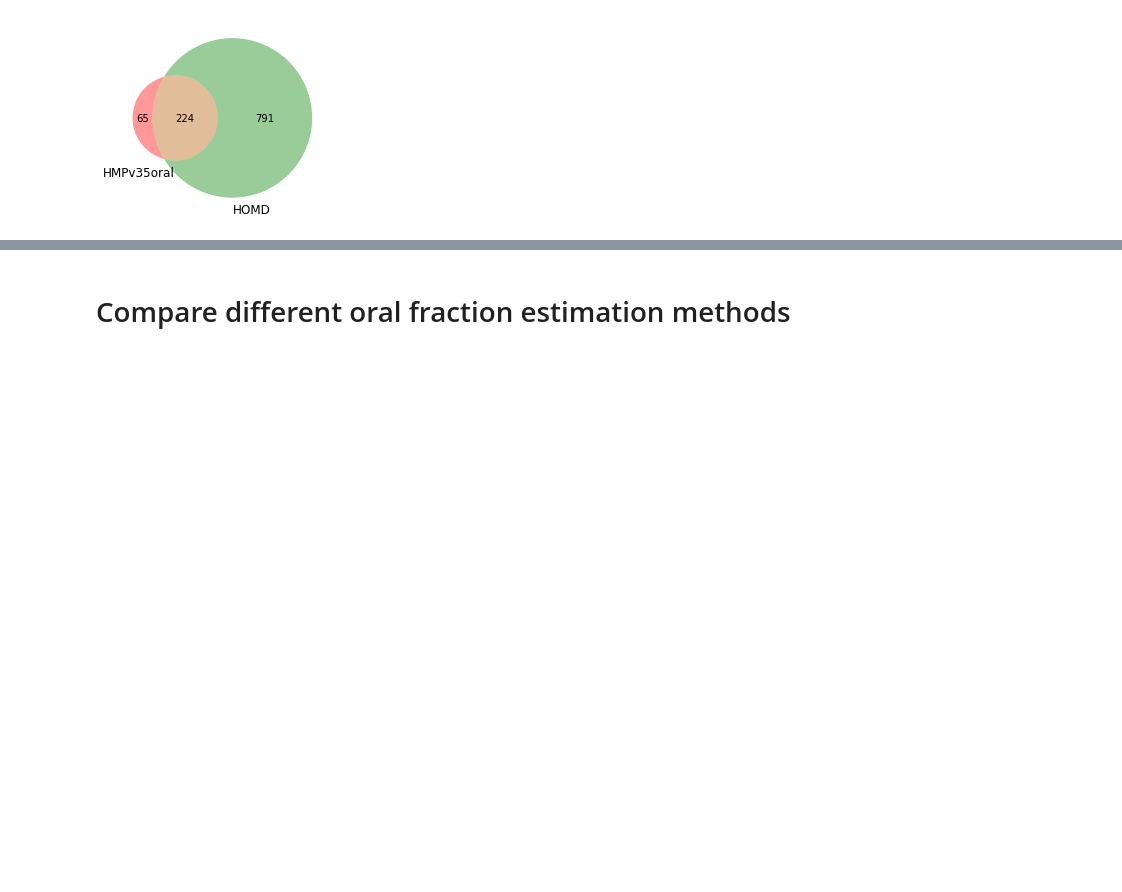
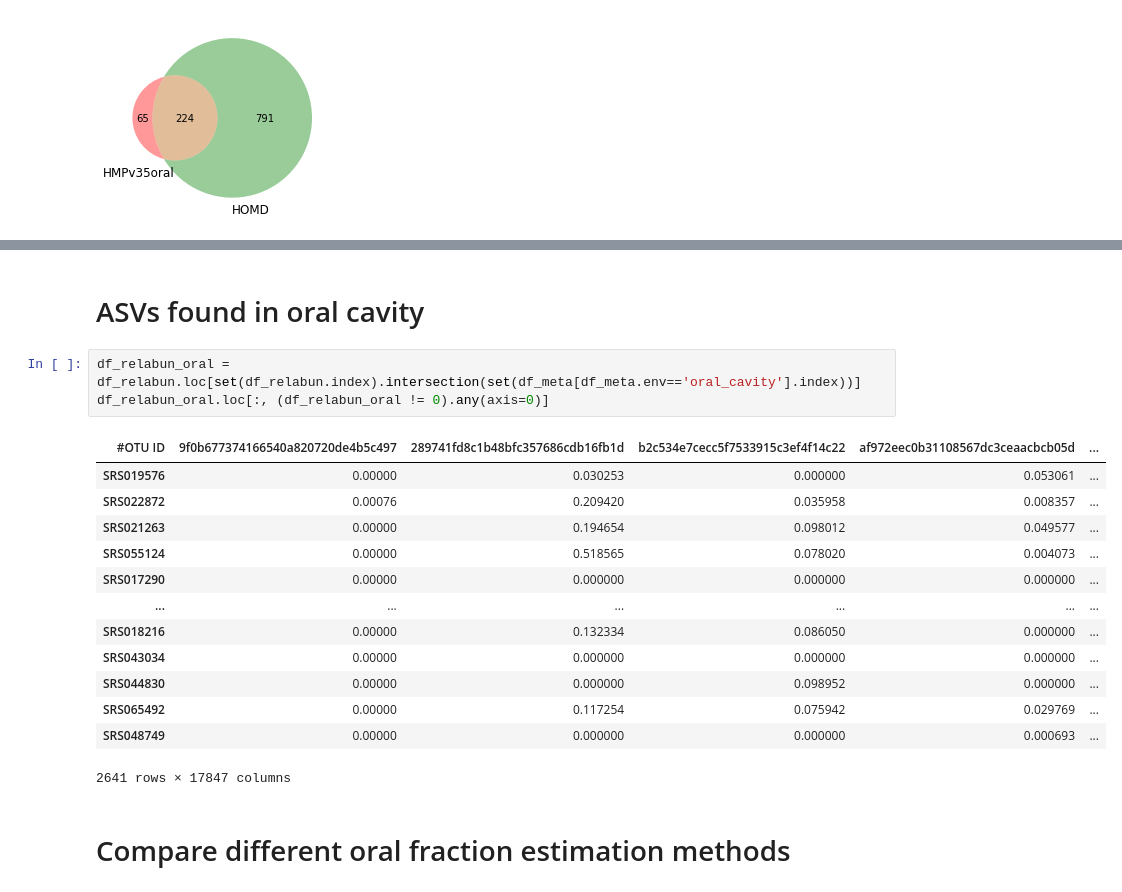
Before and after one commit to liaochen1988/Manuscript_oral_bacteria_in_feces, a Jupyter notebook: codes/build_human_reference_database/main_analysis.ipynb, the cells around one changed output, grey strips where cells are left out. Cells and saved outputs as stored; diff of their text form; blank space fills up the shorter version.

```diff
--- a/codes/build_human_reference_database/main_analysis.ipynb
+++ b/codes/build_human_reference_database/main_analysis.ipynb
@@ -112,5 +114,24 @@ len(overlap1), len(overlap2)
 # %% [output]
 (113, 224)
+# %% [markdown]
+# ASVs found in oral cavity
+# %%
+df_relabun_oral = df_relabun.loc[set(df_relabun.index).intersection(set(df_meta[df_meta.env=='oral_cavity'].index))]
+df_relabun_oral.loc[:, (df_relabun_oral != 0).any(axis=0)]
+# %% [output]
+| #OTU ID | 9f0b677374166540a820720de4b5c497 | 289741fd8c1b48bfc357686cdb16fb1d | b2c534e7cecc5f7533915c3ef4f14c22 | af972eec0b31108567dc3ceaacbcb05d | ... |
+| SRS019576 | 0.00000 | 0.030253 | 0.000000 | 0.053061 | ... |
+| SRS022872 | 0.00076 | 0.209420 | 0.035958 | 0.008357 | ... |
+| SRS021263 | 0.00000 | 0.194654 | 0.098012 | 0.049577 | ... |
+| SRS055124 | 0.00000 | 0.518565 | 0.078020 | 0.004073 | ... |
+| SRS017290 | 0.00000 | 0.000000 | 0.000000 | 0.000000 | ... |
+| ... | ... | ... | ... | ... | ... |
+| SRS018216 | 0.00000 | 0.132334 | 0.086050 | 0.000000 | ... |
+| SRS043034 | 0.00000 | 0.000000 | 0.000000 | 0.000000 | ... |
+| SRS044830 | 0.00000 | 0.000000 | 0.098952 | 0.000000 | ... |
+| SRS065492 | 0.00000 | 0.117254 | 0.075942 | 0.029769 | ... |
+| SRS048749 | 0.00000 | 0.000000 | 0.000000 | 0.000693 | ... |
+2641 rows × 17847 columns
 # %% [markdown]
 # Compare different oral fraction estimation methods
 # %%
```
Also changed, not shown: parts of 21 cells of this notebook, 51 other files.
